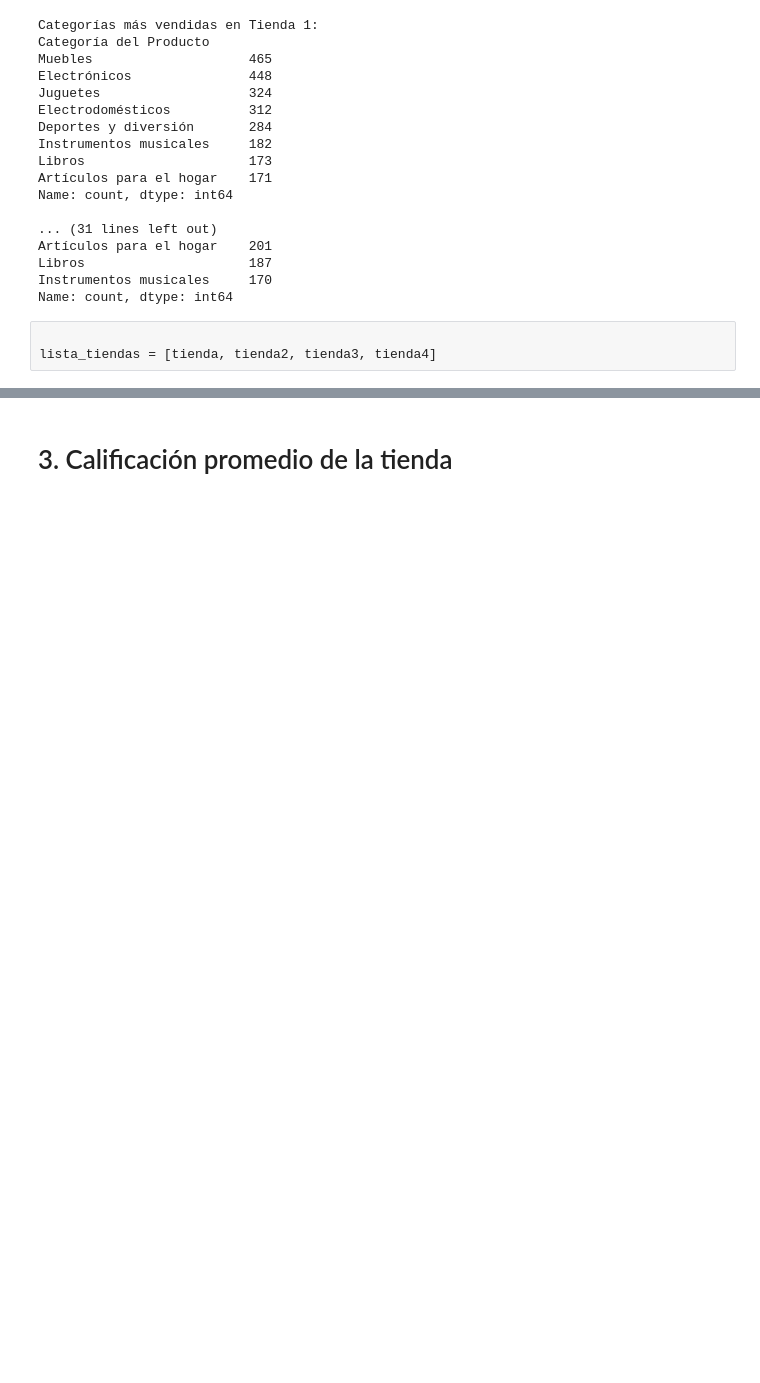
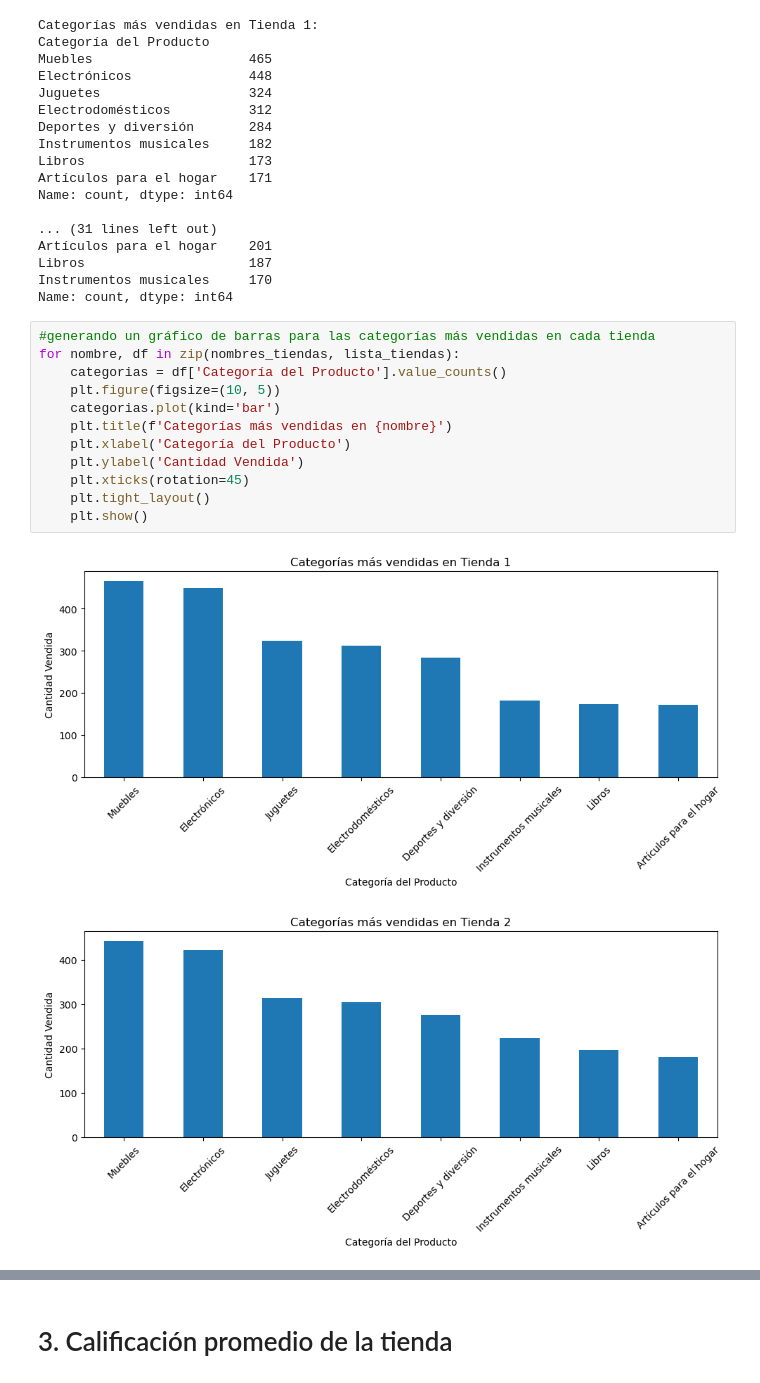
Before and after one commit to LuisEnriquePH/AluraStore, a Jupyter notebook: AluraStoreLatam.ipynb, the cells around one changed output, grey strips where cells are left out. Cells and saved outputs as stored; diff of their text form; blank space fills up the shorter version.

```diff
--- a/AluraStoreLatam.ipynb
+++ b/AluraStoreLatam.ipynb
@@ -110,6 +127,18 @@ Artículos para el hogar    201
 Libros                     187
 Instrumentos musicales     170
 Name: count, dtype: int64
-# %%
-
-lista_tiendas = [tienda, tienda2, tienda3, tienda4]
+# %%
+#generando un gráfico de barras para las categorías más vendidas en cada tienda
+for nombre, df in zip(nombres_tiendas, lista_tiendas):
+    categorias = df['Categoría del Producto'].value_counts()
+    plt.figure(figsize=(10, 5))
+    categorias.plot(kind='bar')
+    plt.title(f'Categorías más vendidas en {nombre}')
+    plt.xlabel('Categoría del Producto')
+    plt.ylabel('Cantidad Vendida')
+    plt.xticks(rotation=45)
+    plt.tight_layout()
+    plt.show()
+# %% [output]
+[figure, added]
+[figure, added]
```
Also changed, not shown: parts of 15 cells of this notebook, 1 other file.
